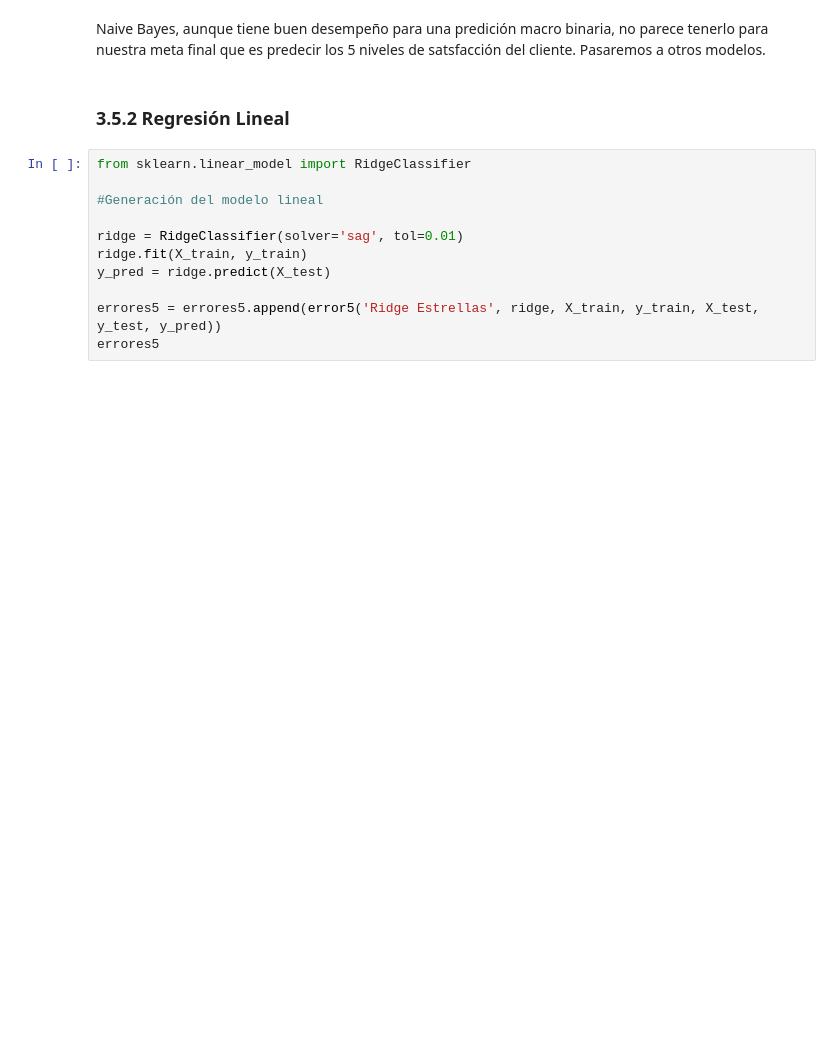
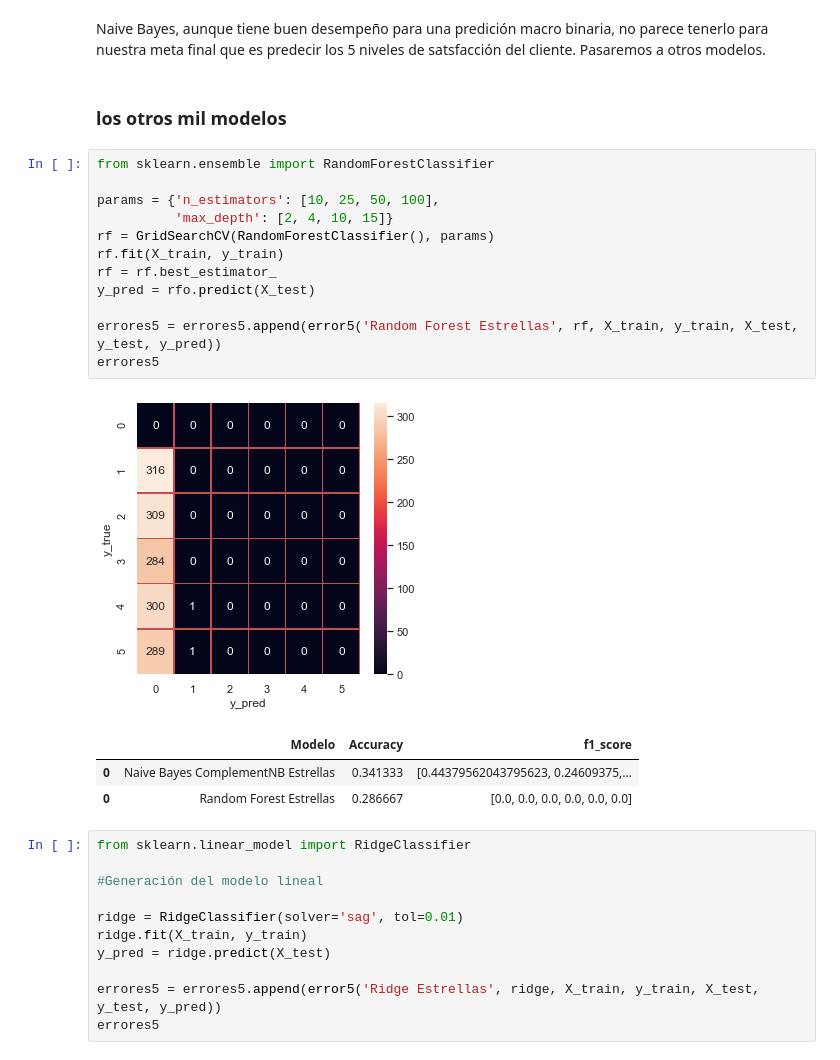
Before and after one commit to valeriaortizl/amazon_ratings_prediction, a Jupyter notebook: DS_Proyecto_03_NLP_v2.ipynb, the cells around one changed output. Saved outputs shown, nothing was run; the diff lists cells and outputs as text; blank space fills up the shorter version.

Commit message:
intente el random fores para las 5 estrellas

```diff
--- a/DS_Proyecto_03_NLP_v2.ipynb
+++ b/DS_Proyecto_03_NLP_v2.ipynb
@@ -816,8 +816,25 @@ errores5
 | 0 | Naive Bayes ComplementNB Estrellas | 0.341333 | [0.44379562043795623, 0.24609375,... |
 # %% [markdown]
 Naive Bayes, aunque tiene buen desempeño para una predición macro binaria, no parece tenerlo para nuestra meta final que es predecir los 5 niveles de satsfacción del cliente. Pasaremos a otros modelos.
-# %% [markdown]
-### 3.5.2 Regresión Lineal
+# %% [markdown]
+### los otros mil modelos
+# %%
+from sklearn.ensemble import RandomForestClassifier
+
+params = {'n_estimators': [10, 25, 50, 100],
+		  'max_depth': [2, 4, 10, 15]}
+rf = GridSearchCV(RandomForestClassifier(), params)
+rf.fit(X_train, y_train)
+rf = rf.best_estimator_
+y_pred = rfo.predict(X_test)
+
+errores5 = errores5.append(error5('Random Forest Estrellas', rf, X_train, y_train, X_test, y_test, y_pred))
+errores5
+# %% [output]
+[figure, added]
+|  | Modelo | Accuracy | f1_score |
+| 0 | Naive Bayes ComplementNB Estrellas | 0.341333 | [0.44379562043795623, 0.24609375,... |
+| 0 | Random Forest Estrellas | 0.286667 | [0.0, 0.0, 0.0, 0.0, 0.0, 0.0] |
 # %%
 from sklearn.linear_model import RidgeClassifier
 
```
Also changed, not shown: parts of 15 cells of this notebook.
